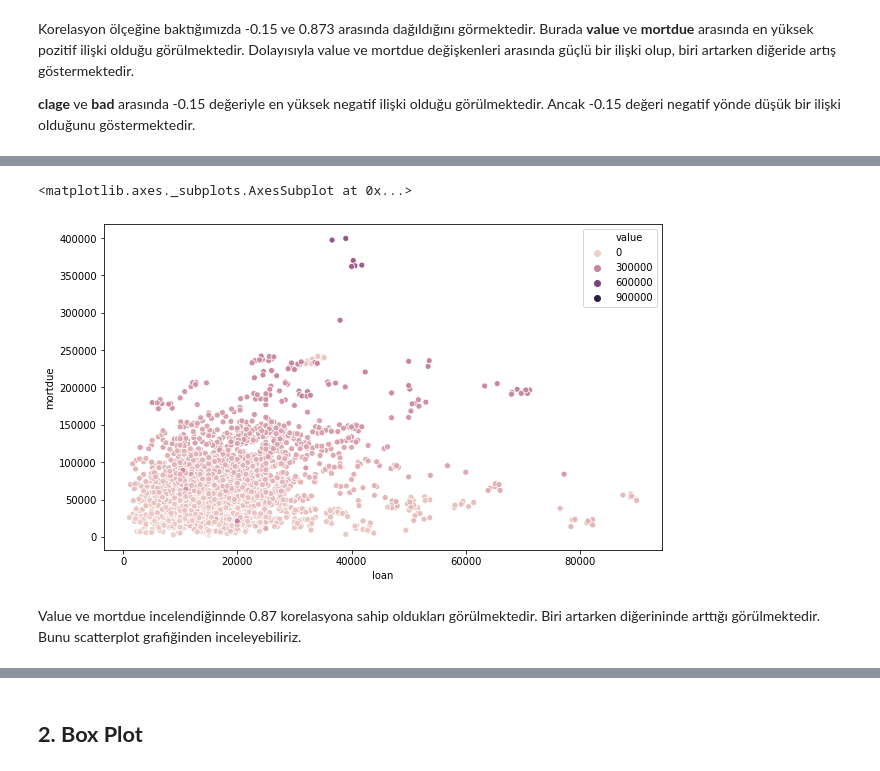
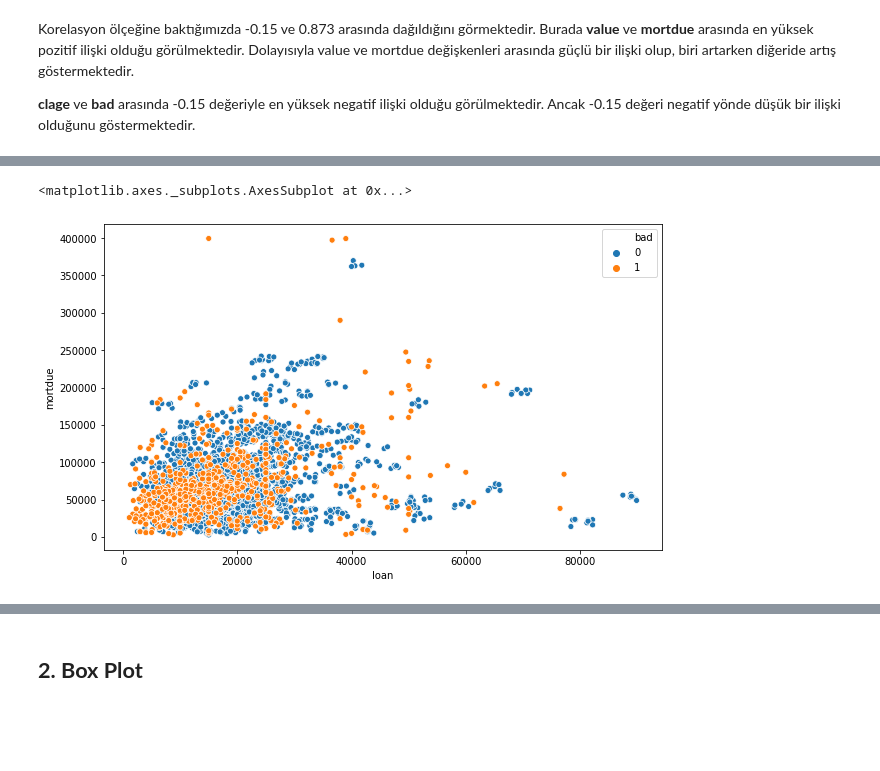
Before and after one commit to Kodluyoruz-Ankara-Veri-Bilimi/assignment-Furkan-Alaybeg, a Jupyter notebook: assignment2-Furkan.ipynb, the cells around one changed output, grey strips where cells are left out. Cells and saved outputs as stored; diff of their text form; code cells hidden in the pictures; blank space fills up the shorter version.

```diff
--- a/assignment2-Furkan.ipynb
+++ b/assignment2-Furkan.ipynb
@@ -198,8 +265,6 @@ print(correlation_df(data).sort_values(by="corr", ascending=True).head(5))
 # %%
 fig, ax = plt.subplots(figsize=(10,6))
-sns.scatterplot(x="loan", y="mortdue", hue="value", data=data, ax=ax)
+sns.scatterplot(x="loan", y="mortdue", hue="bad", data=data, ax=ax)
 # %% [output]
 <matplotlib.axes._subplots.AxesSubplot at 0x...>
-[figure, old version]
+[figure, new version]
-# %% [markdown]
-Value ve mortdue incelendiğinnde 0.87 korelasyona sahip oldukları görülmektedir. Biri artarken diğerininde arttığı görülmektedir. Bunu scatterplot grafiğinden inceleyebiliriz.
```
Also changed, not shown: parts of 46 cells of this notebook.
